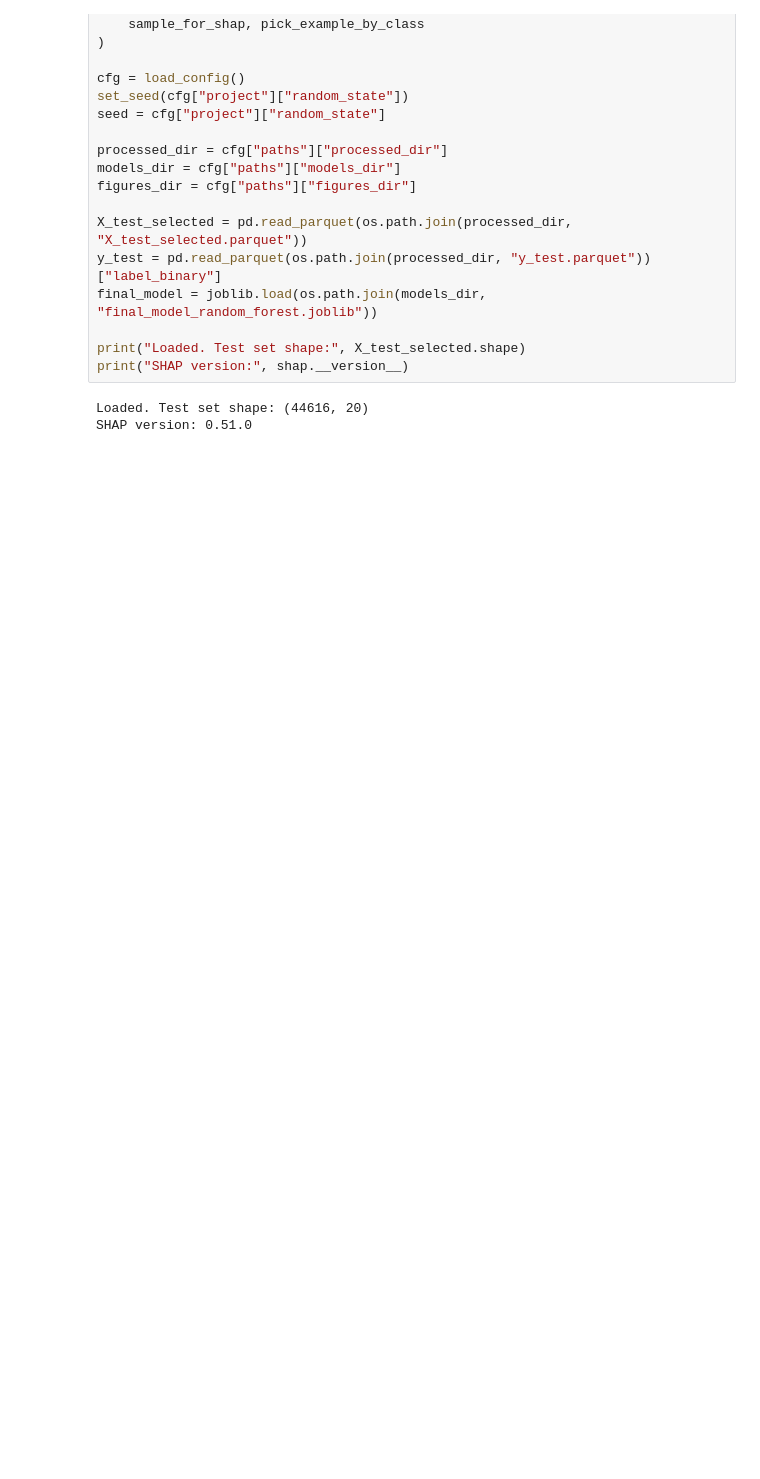
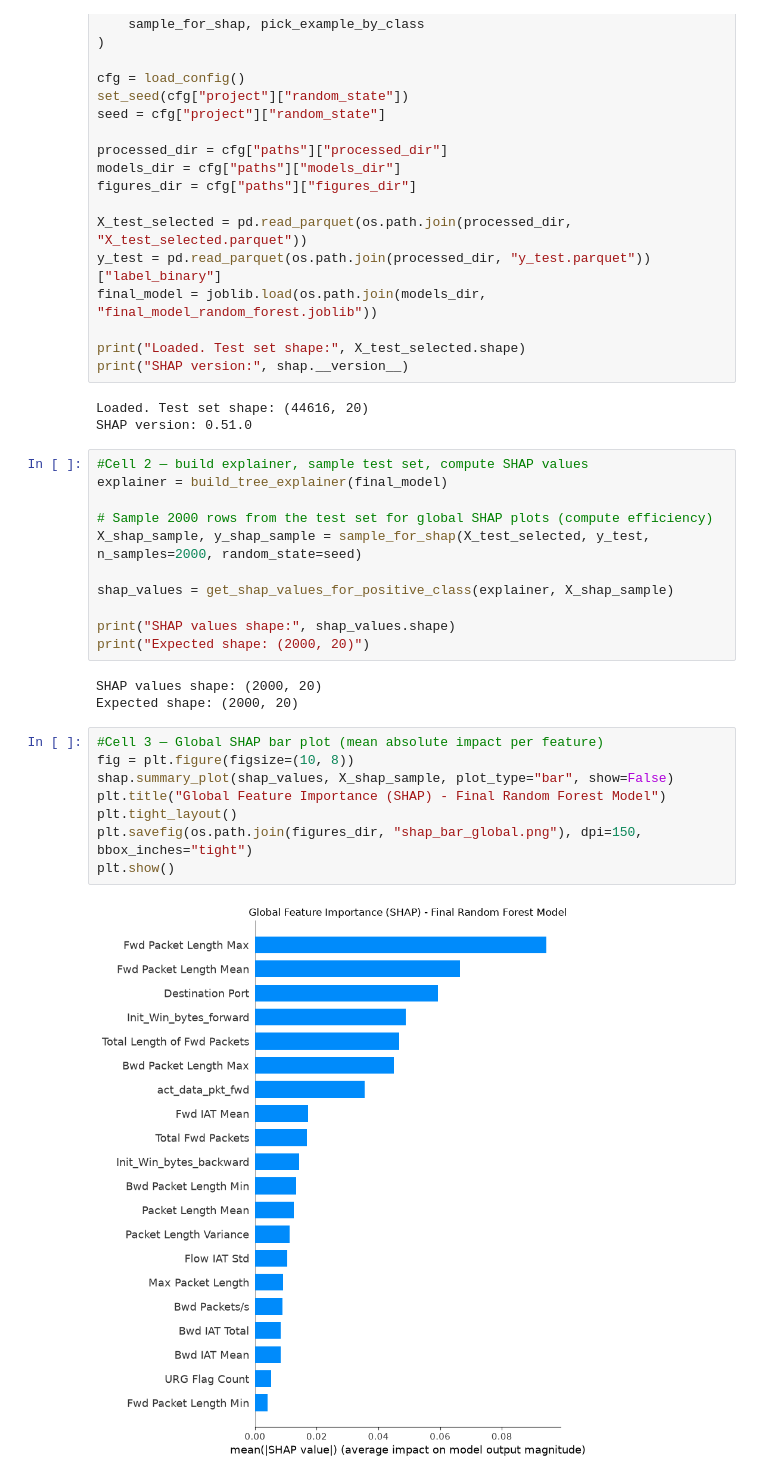
Before and after one commit to archaudhary-011/explainable-cross-dataset-nids, a Jupyter notebook: notebooks/09_explainability.ipynb, the cells around one changed output. Drawn from its saved outputs; the diff is of its cells as text; blank space fills up the shorter version.

```diff
--- a/notebooks/09_explainability.ipynb
+++ b/notebooks/09_explainability.ipynb
@@ -32,3 +32,27 @@ print("SHAP version:", shap.__version__)
 # %% [output]
 Loaded. Test set shape: (44616, 20)
 SHAP version: 0.51.0
+# %%
+#Cell 2 — build explainer, sample test set, compute SHAP values
+explainer = build_tree_explainer(final_model)
+
+# Sample 2000 rows from the test set for global SHAP plots (compute efficiency)
+X_shap_sample, y_shap_sample = sample_for_shap(X_test_selected, y_test, n_samples=2000, random_state=seed)
+
+shap_values = get_shap_values_for_positive_class(explainer, X_shap_sample)
+
+print("SHAP values shape:", shap_values.shape)
+print("Expected shape: (2000, 20)")
+# %% [output]
+SHAP values shape: (2000, 20)
+Expected shape: (2000, 20)
+# %%
+#Cell 3 — Global SHAP bar plot (mean absolute impact per feature)
+fig = plt.figure(figsize=(10, 8))
+shap.summary_plot(shap_values, X_shap_sample, plot_type="bar", show=False)
+plt.title("Global Feature Importance (SHAP) - Final Random Forest Model")
+plt.tight_layout()
+plt.savefig(os.path.join(figures_dir, "shap_bar_global.png"), dpi=150, bbox_inches="tight")
+plt.show()
+# %% [output]
+[figure, added]
```
Also changed, not shown: parts of 3 cells of this notebook, 4 other files.
